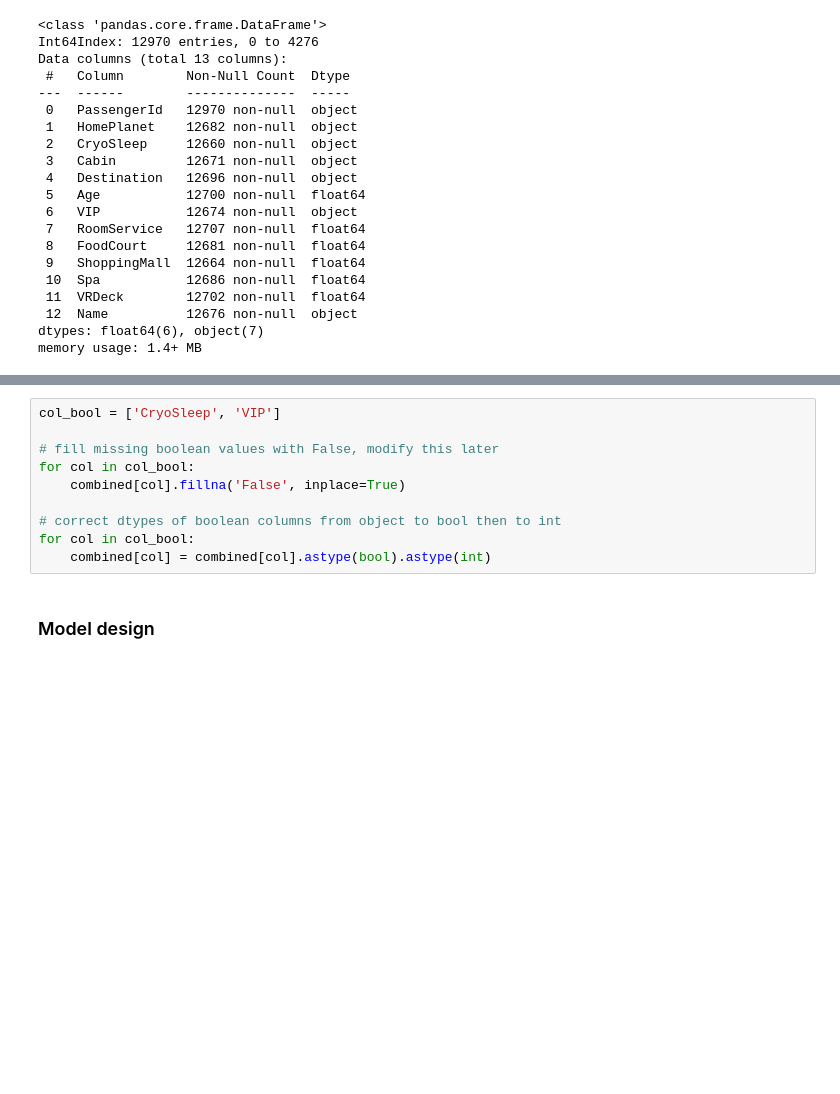
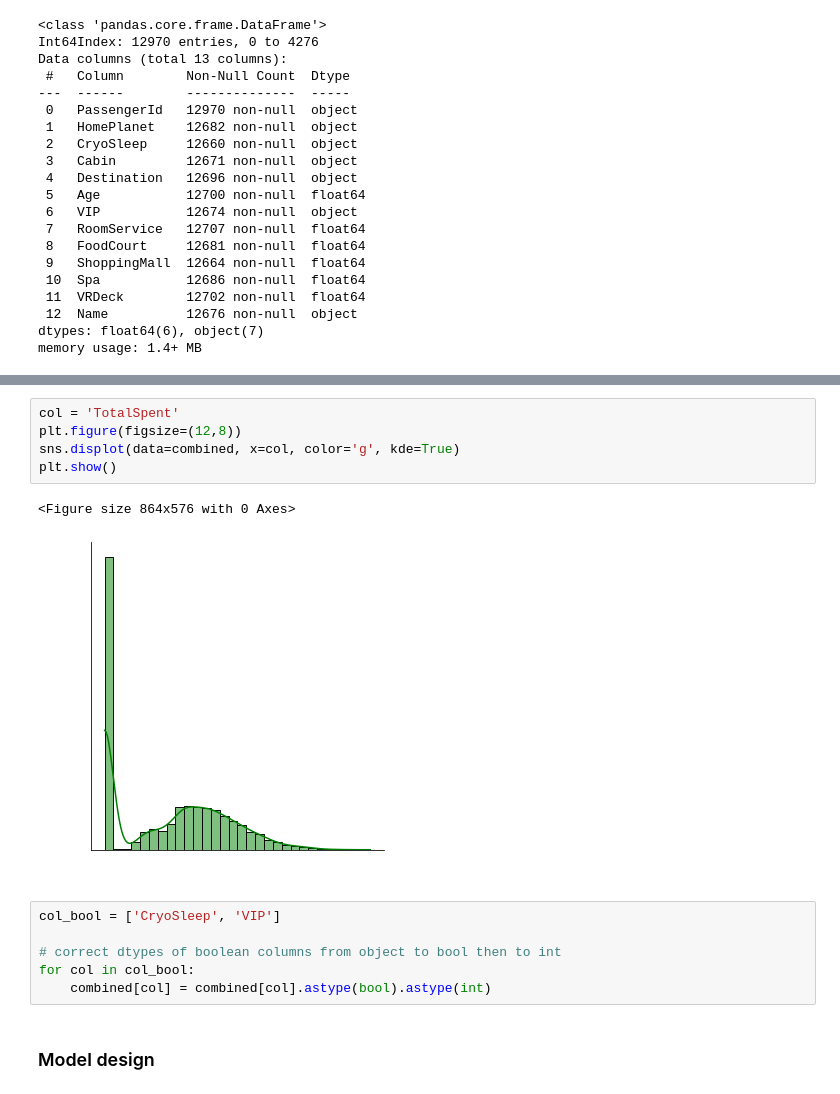
Before and after one commit to logicality/spaceship-titanic, a Jupyter notebook: research.ipynb, the cells around one changed output, grey strips where cells are left out. Drawn from its saved outputs; the diff is of its cells as text; blank space fills up the shorter version.

Commit message:
added feature cleaning and dealing with missing values, with few new features

```diff
--- a/research.ipynb
+++ b/research.ipynb
@@ -161,9 +240,13 @@ combined.head()
+# %%
+col = 'TotalSpent'
+plt.figure(figsize=(12,8))
+sns.displot(data=combined, x=col, color='g', kde=True)
+plt.show()
+# %% [output]
+<Figure size 864x576 with 0 Axes>
+[figure, added]
 # %%
 col_bool = ['CryoSleep', 'VIP']
-
-# fill missing boolean values with False, modify this later
-for col in col_bool:
-    combined[col].fillna('False', inplace=True)
 
 # correct dtypes of boolean columns from object to bool then to int
 for col in col_bool:
```
Also changed, not shown: parts of 17 cells of this notebook, 1 other file.
